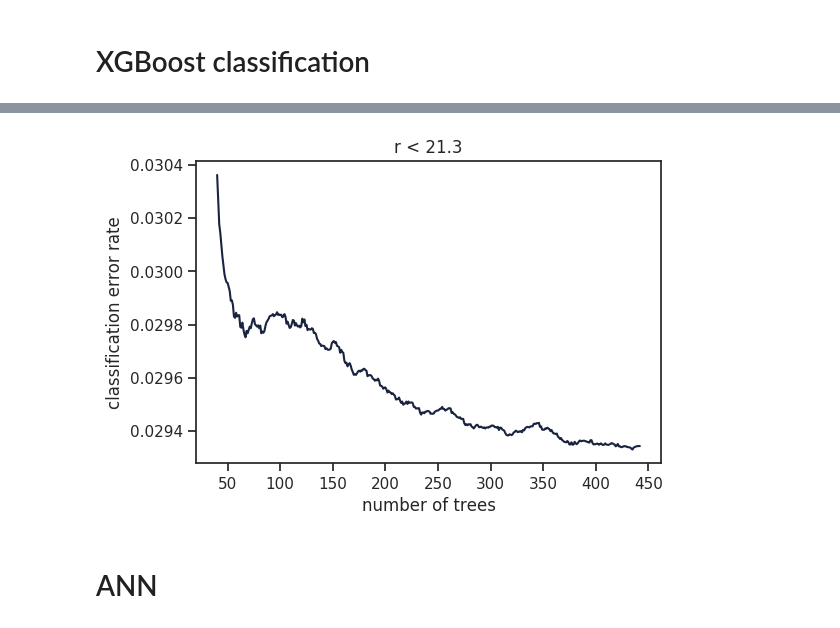
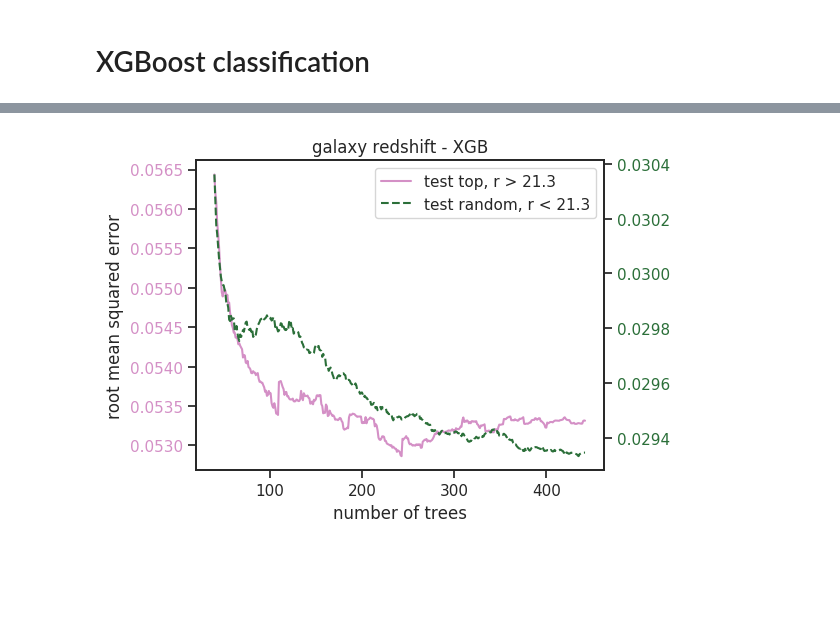
Before and after one commit to snakoneczny/kids-quasars, a Jupyter notebook: notebooks/plot_learning_history.ipynb, the cells around one changed output, grey strips where cells are left out. Drawn from its saved outputs; the diff is of its cells as text; code cells hidden in the pictures; blank space fills up the shorter version.

```diff
--- a/notebooks/plot_learning_history.ipynb
+++ b/notebooks/plot_learning_history.ipynb
@@ -67,5 +85,3 @@ model_z_galaxy = joblib.load('../outputs/exp_models/KiDS_DR4_x_SDSS_DR14_xgb_f-a
 # %%
 history_top = model_z_galaxy.evals_result()['validation_1']['rmse']
 history_random = model_z_galaxy.evals_result()['validation_0']['rmse']
-# %%
-plot_training_history(history_top, 'r > 21.3', idx_start=50)
@@ -74,6 +87,0 @@ plot_training_history(history_top, 'r > 21.3', idx_start=50)
-# %%
-plot_training_history(history_random, 'r < 21.3', idx_start=40)
-# %% [output]
-[figure, removed]
-# %% [markdown]
-# ANN
@@ -81,0 +88,5 @@ plot_training_history(history_random, 'r < 21.3', idx_start=40)
+# %%
+plot_histories(history_top, history_random, idx_start=40, title='galaxy redshift - XGB',
+               y_label='root mean squared error')
+# %% [output]
+[figure, added]
```
Also changed, not shown: parts of 16 cells of this notebook, 6 other files.
